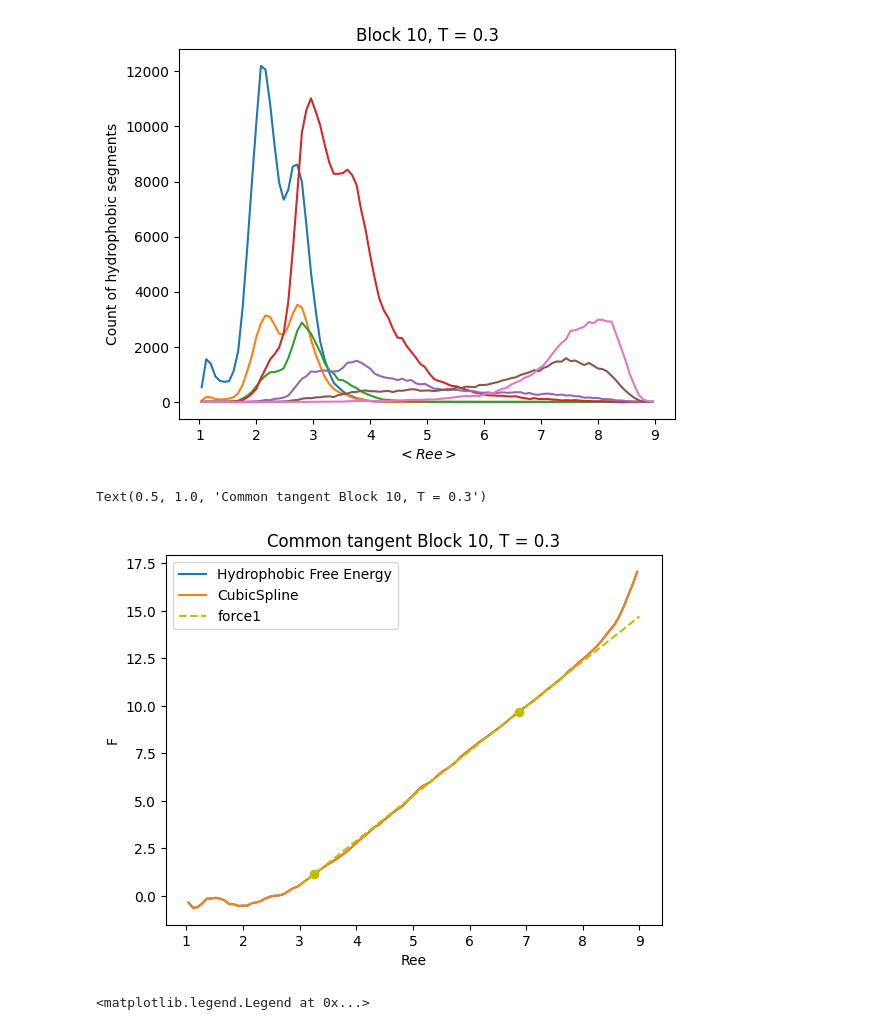
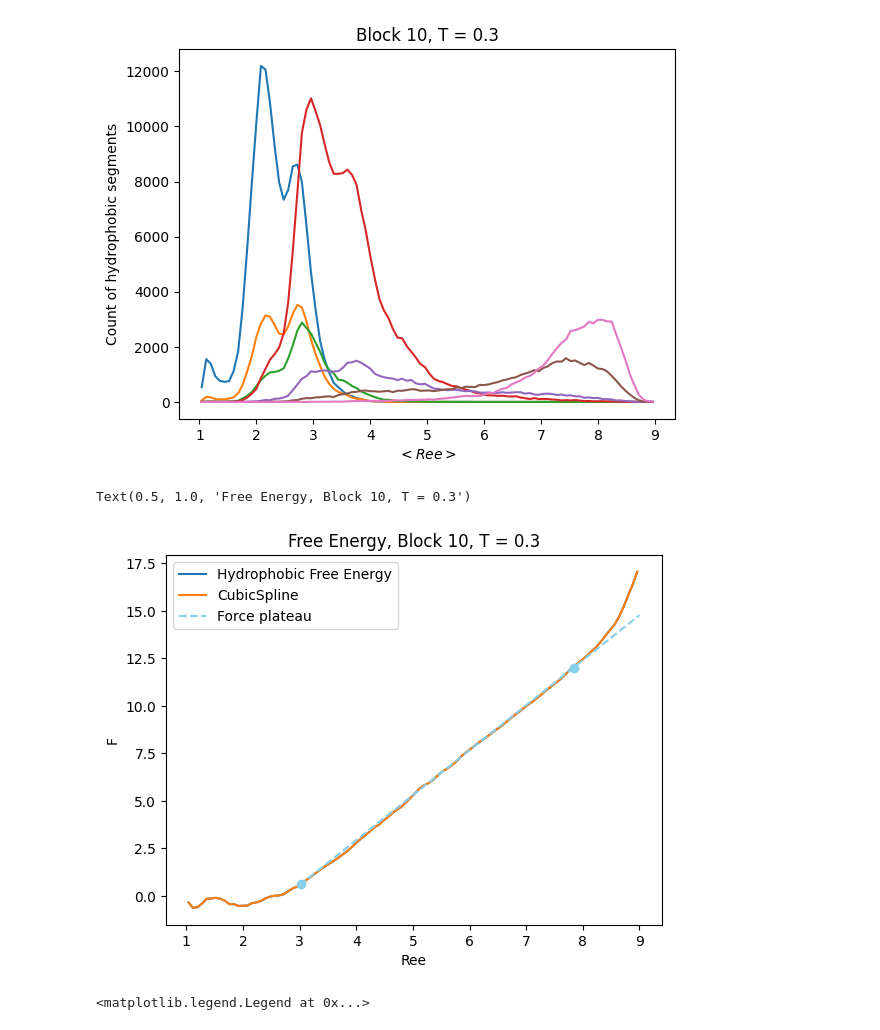
Before and after one commit to VagrantHyp/Code, a Jupyter notebook: Block10.ipynb, the cells around one changed output. Cells and saved outputs as stored; diff of their text form; code cells hidden in the pictures.

```diff
--- a/Block10.ipynb
+++ b/Block10.ipynb
@@ -177,16 +380,15 @@ for i in range(1, 14):
     D = segRee(CGT01.ParsedRee[i], 'Hydrophobic').flatten()
     prob = np.histogram(D,bins=rang)[0]
     F = -0.1*np.log(prob)+f*xh
-    mask = (xh > 1.6) & (xh < 1.9)
-    minimum = np.min(F[mask])
     plt.plot(xh, F)
-    Hphobic = np.append(Hphobic, [F-minimum], axis = 0)
+    Hphobic = np.append(Hphobic, [F], axis = 0)
+
+for F in F_umbrella:
+    plt.plot(xh, F)
+    Hphobic = np.append(Hphobic, [F], axis = 0)
 
 plt.legend()
 plt.xlabel("Ree ($\sigma$)")
 plt.ylabel("F ($\epsilon$)")
-plt.title('Block 10, T = 0.1')
-
-Hphobic = np.where(np.isinf(Hphobic), np.nan, Hphobic)
-Hphobic = np.nanmean(Hphobic, axis = 0)
+plt.title('Free Energy, Block 10, T = 0.1')
 # %% [output]
@@ -200,0 +472,15 @@ def FJC(x):
+# %%
+cgt = CGT01
+force = np.array(cgt.f)
+Ree = cgt.aveRee
+plt.plot(Ree / 99, force / cgt.t, 'o-', color = cgt.color, label = 'T = ' + str(cgt.t))
+
+x = np.linspace(0.1, 50)
+y = 1 / np.tanh(x) - 1 / x
+plt.plot(y,x, color = 'k', label = 'theory')
+
+plt.plot([0,1], [force1/0.1]*2, '--', color = 'skyblue', label='Force plateau')
+plt.ylabel('$fb/kT$', fontsize=16)
+plt.xlabel('<$R_{ee}$/Nb> ($\sigma$)', fontsize=16)
+plt.legend(frameon=False)
+plt.title("fb/kT vs. Ree for blocksize = 10")
@@ -257,8 +546,8 @@ from scipy.interpolate import CubicSpline
 curve = CubicSpline(xh, Hphobic)
 
 #Define location of peaks (obtained from histogram)
-mask1 = (xh > 2.8) &(xh < 3.5)
-mask2 = (xh > 6) & (xh < 7)
+mask1 = (xh > 2.8) &(xh < 3.2)
+mask2 = (xh > 7.5) & (xh < 8.1)
 
 f1 = np.min(Hphobic[mask1])
 f2 = np.min(Hphobic[mask2])
@@ -286,39 +575,39 @@ def objective(p):
 # Define tangent line function
 def tangent_line(x, slope, pt):
     return pt[1] + slope * (x - pt[0])
 
 # Initial guess (can be improved)
 initial_guess_1 = [p1, p2]
 
 #Bounds
 min_1 = [x1[0], x2[0]]
 max_1 = [x1[-1], x2[-1]]
 bounds_1 = [(low, high) for low, high in zip(min_1, max_1)]
 
 # Minimize the objective function
 result_1 = basinhopping(objective, initial_guess_1, minimizer_kwargs=dict(method="L-BFGS-B", bounds=bounds_1))
 t1_opt, t2_opt = result_1.x
 
 # Compute points and common tangent
 pt1 = np.array([t1_opt, curve(t1_opt)])
 pt2 = np.array([t2_opt, curve(t2_opt)])
 
 force1 = np.mean([curve.derivative()(t1_opt),curve.derivative()(t2_opt)])
 
 # Plotting
 x_1 = np.linspace(3, 9, 2)
 plt.plot(xh, Hphobic, label='Hydrophobic Free Energy')
 plt.plot(xh, curve(xh), label='CubicSpline')
-plt.plot(x_1, tangent_line(x_1, force1, pt1), '--y', label='force1')
-plt.plot(*pt1, 'yo')
-plt.plot(*pt2, 'yo')
+plt.plot(x_1, tangent_line(x_1, force1, pt1), '--', color = 'skyblue', label='Force plateau')
+plt.plot(*pt1, 'o', color = 'skyblue')
+plt.plot(*pt2, 'o', color = 'skyblue')
 plt.legend()
 plt.xlabel('Ree')
 plt.ylabel('F')
-plt.title('Common tangent Block 10, T = 0.3')
+plt.title('Free Energy, Block 10, T = 0.3')
 # %% [output]
-Text(0.5, 1.0, 'Common tangent Block 10, T = 0.3')
+Text(0.5, 1.0, 'Free Energy, Block 10, T = 0.3')
-[figure, old version]
+[figure, new version]
 # %%
 def FJC(x):
     return 1 / np.tanh(x) - 1 / x
```
Also changed, not shown: parts of 12 cells of this notebook, 6 other files.
